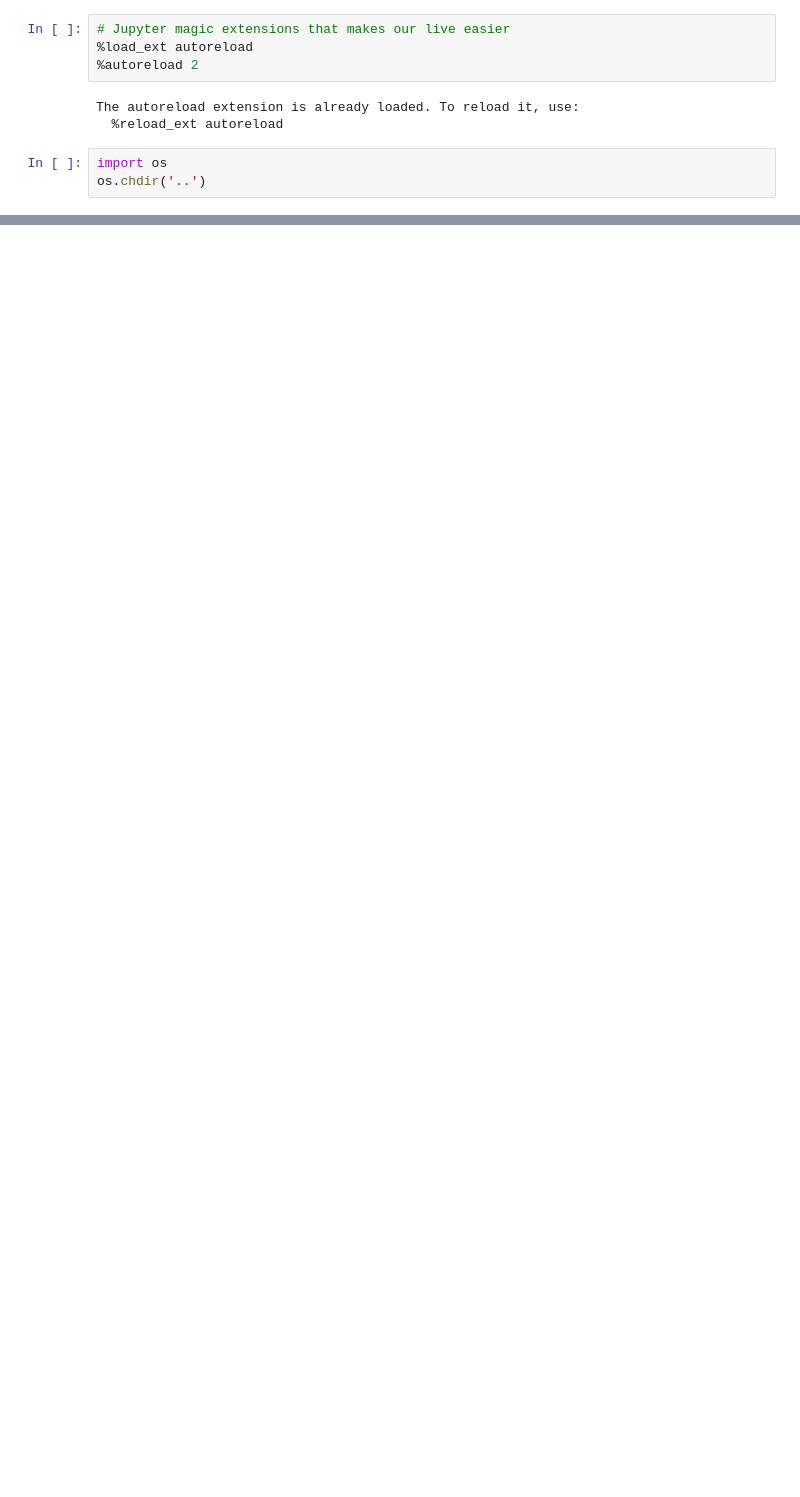
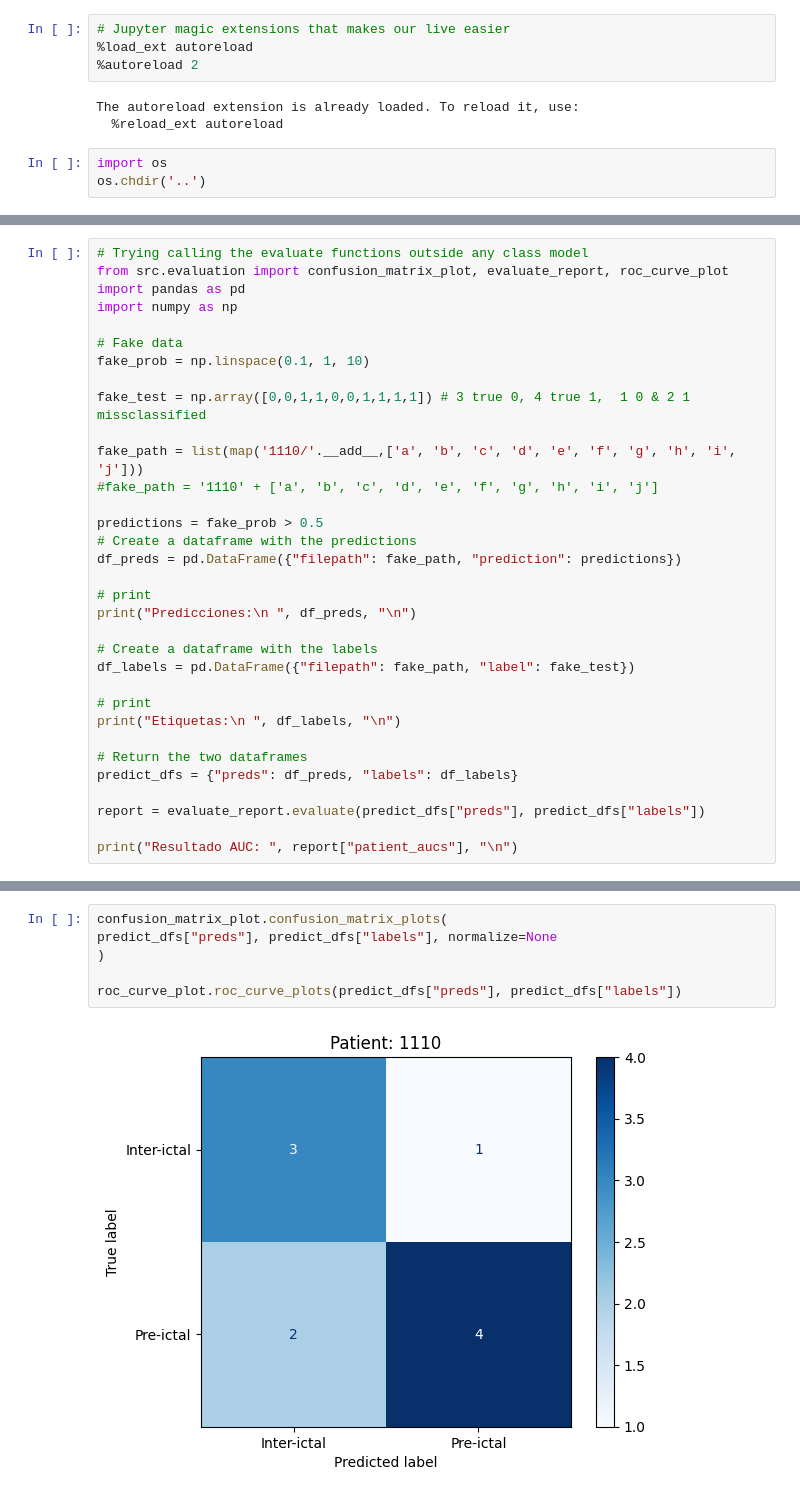
Before and after one commit to BioR-Valencia/epilepsia_challenge, a Jupyter notebook: notebooks/1.0-rtc-fake_predict_evaluation.ipynb, the cells around one changed output, grey strips where cells are left out. Saved outputs shown, nothing was run; the diff lists cells and outputs as text; blank space fills up the shorter version.

```diff
--- a/notebooks/1.0-rtc-fake_predict_evaluation.ipynb
+++ b/notebooks/1.0-rtc-fake_predict_evaluation.ipynb
@@ -14,0 +16,33 @@ C:\Users\rober\Documents\Epilepsy_Challenge\epilepsia_challenge
+# %%
+# Trying calling the evaluate functions outside any class model
+from src.evaluation import confusion_matrix_plot, evaluate_report, roc_curve_plot
+import pandas as pd
+import numpy as np
+
+# Fake data
+fake_prob = np.linspace(0.1, 1, 10)
+
+fake_test = np.array([0,0,1,1,0,0,1,1,1,1]) # 3 true 0, 4 true 1,  1 0 & 2 1 missclassified
+
+fake_path = list(map('1110/'.__add__,['a', 'b', 'c', 'd', 'e', 'f', 'g', 'h', 'i', 'j']))
+#fake_path = '1110' + ['a', 'b', 'c', 'd', 'e', 'f', 'g', 'h', 'i', 'j']
+
+predictions = fake_prob > 0.5
+# Create a dataframe with the predictions
+df_preds = pd.DataFrame({"filepath": fake_path, "prediction": predictions})
+
+# print
+print("Predicciones:\n ", df_preds, "\n")
+
+# Create a dataframe with the labels
+df_labels = pd.DataFrame({"filepath": fake_path, "label": fake_test})
+
+# print
+print("Etiquetas:\n ", df_labels, "\n")
+
+# Return the two dataframes
+predict_dfs = {"preds": df_preds, "labels": df_labels}
+
+report = evaluate_report.evaluate(predict_dfs["preds"], predict_dfs["labels"])
+
+print("Resultado AUC: ", report["patient_aucs"], "\n")
@@ -14,0 +67,8 @@ C:\Users\rober\Documents\Epilepsy_Challenge\epilepsia_challenge
+# %%
+confusion_matrix_plot.confusion_matrix_plots(
+predict_dfs["preds"], predict_dfs["labels"], normalize=None
+)
+
+roc_curve_plot.roc_curve_plots(predict_dfs["preds"], predict_dfs["labels"])
+# %% [output]
+[figure, added]
```
Also changed, not shown: parts of 6 cells of this notebook, 3 other files.
